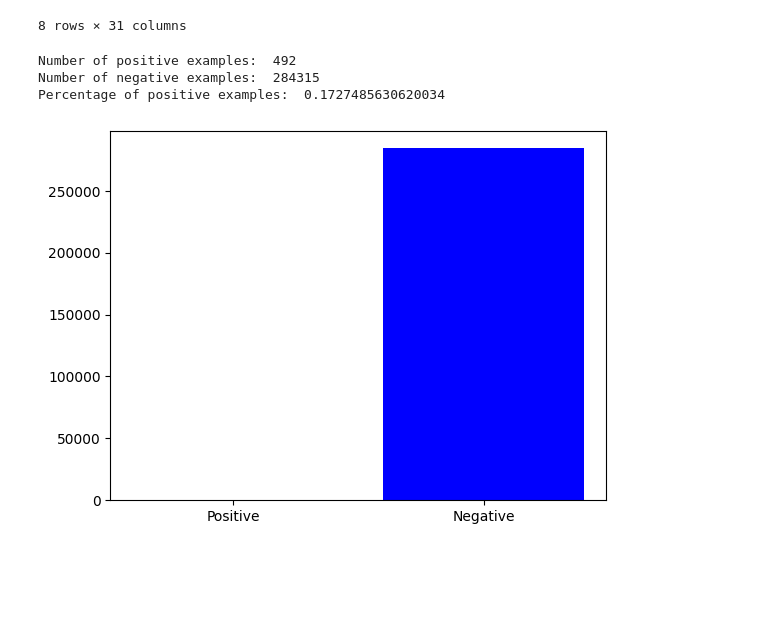
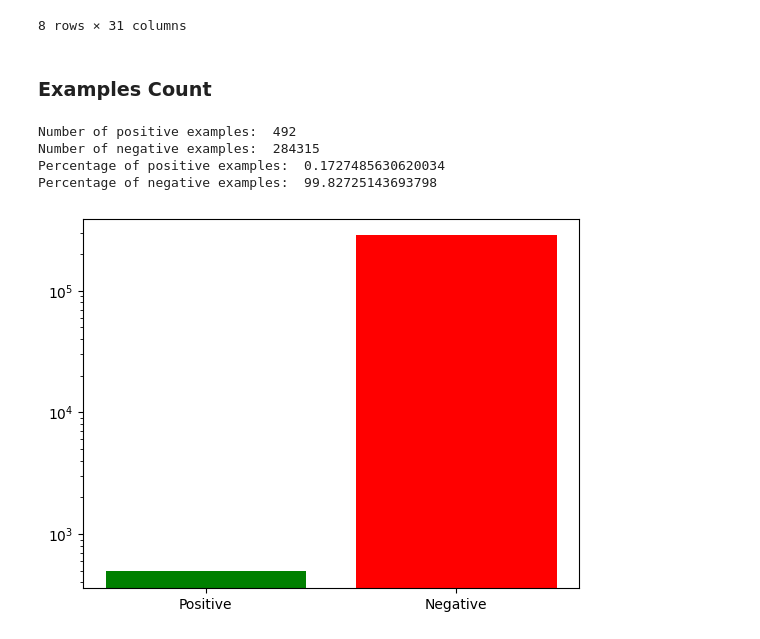
Before and after one commit to LeikRad/TAA_Projects, a Jupyter notebook: project_1/project.ipynb, the cells around one changed output. Cells and saved outputs as stored; diff of their text form; code cells hidden in the pictures; blank space fills up the shorter version.

```diff
--- a/project_1/project.ipynb
+++ b/project_1/project.ipynb
@@ -59,19 +59,24 @@ data.describe()
 | 75% | 139320.500000 | 1.315642e+00 | 8.037239e-01 | 1.027196e+00 | 7.433413e-01 | 6.119264e-01 | 3.985649e-01 | 5.704361e-01 | 3.273459e-01 | 5.971390e-01 | ... | ... |
 | max | 172792.000000 | 2.454930e+00 | 2.205773e+01 | 9.382558e+00 | 1.687534e+01 | 3.480167e+01 | 7.330163e+01 | 1.205895e+02 | 2.000721e+01 | 1.559499e+01 | ... | ... |
 8 rows × 31 columns
+# %% [markdown]
+### Examples Count
 # %%
 # Number of examples per class
 posidx = np.where(y == 1)[0]
 negidx = np.where(y == 0)[0]
 
 print("Number of positive examples: ", len(posidx))
 print("Number of negative examples: ", len(negidx))
-plt.bar(['Positive', 'Negative'], [len(posidx), len(negidx)], color=['r', 'b'])
+plt.bar(['Positive', 'Negative'], [len(posidx), len(negidx)], color=['g', 'r'])
+plt.yscale('log')  # Set y-axis to logarithmic scale
+# plt.ylabel('Count (log scale)')  # Update y-axis label
 
 print("Percentage of positive examples: ", len(posidx)/len(y)*100)
 print("Percentage of negative examples: ", len(negidx)/len(y)*100)
 # %% [output]
 Number of positive examples:  492
 Number of negative examples:  284315
 Percentage of positive examples:  0.1727485630620034
+Percentage of negative examples:  99.82725143693798
-[figure, old version]
+[figure, new version]
```
Also changed, not shown: parts of 6 cells of this notebook.
